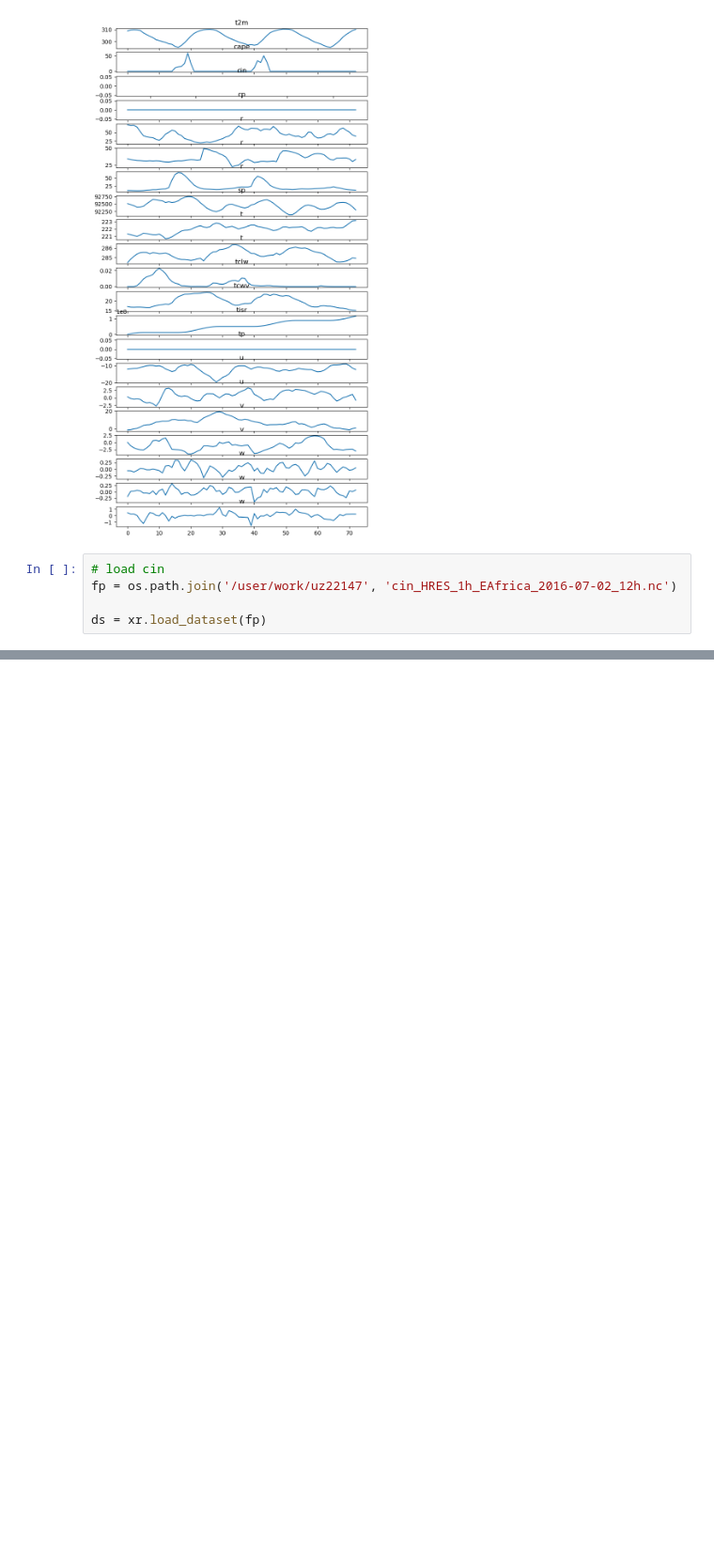
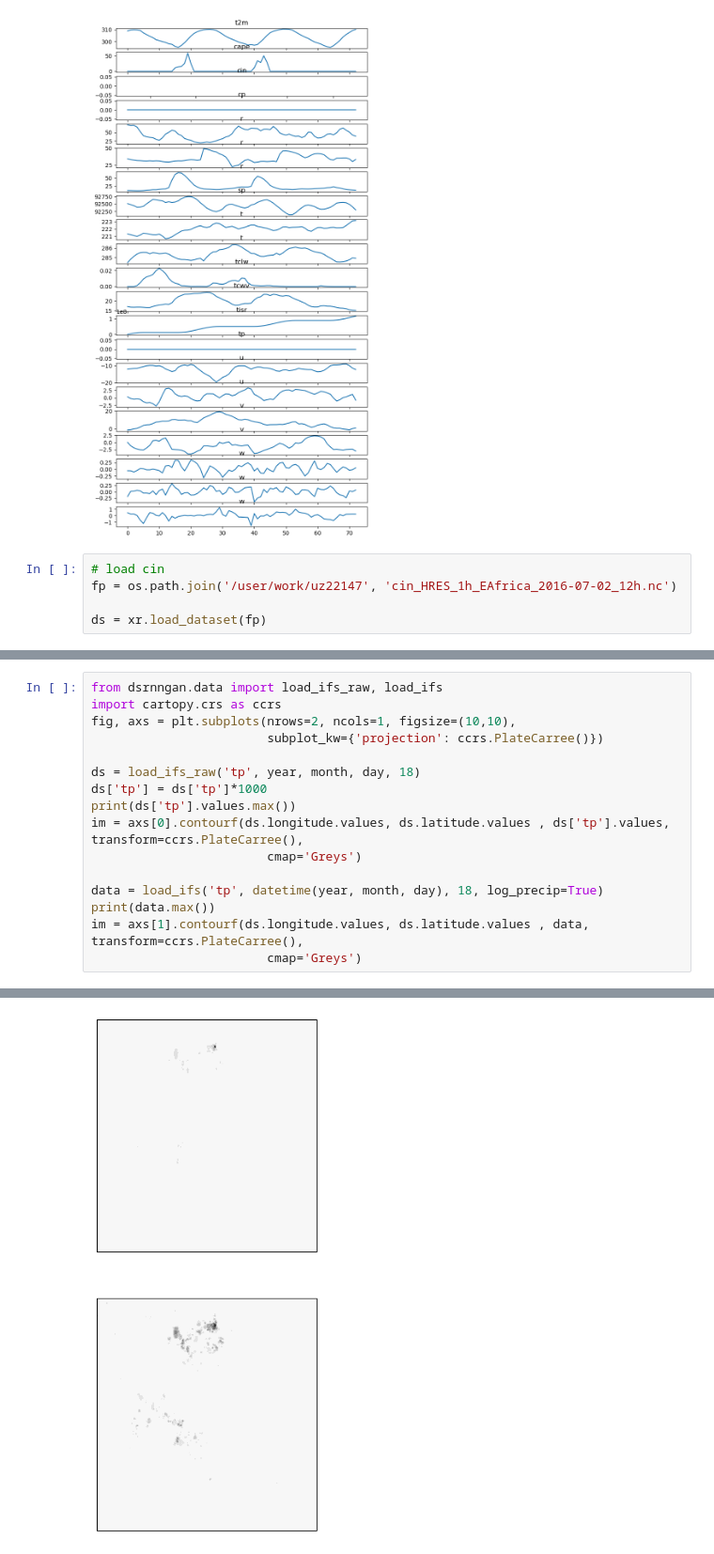
Before and after one commit to mlangguth89/downscaling-cgan, a Jupyter notebook: notebooks/investigate_ifs_data.ipynb, the cells around one changed output, grey strips where cells are left out. Shown: that part at 94% size. Drawn from its saved outputs; the diff is of its cells as text; blank space fills up the shorter version.

```diff
--- a/notebooks/investigate_ifs_data.ipynb
+++ b/notebooks/investigate_ifs_data.ipynb
@@ -125,0 +114,17 @@ nan_fraction_dict
+# %%
+from dsrnngan.data import load_ifs_raw, load_ifs
+import cartopy.crs as ccrs
+fig, axs = plt.subplots(nrows=2, ncols=1, figsize=(10,10),
+                        subplot_kw={'projection': ccrs.PlateCarree()})
+
+ds = load_ifs_raw('tp', year, month, day, 18)
+ds['tp'] = ds['tp']*1000
+print(ds['tp'].values.max())
+im = axs[0].contourf(ds.longitude.values, ds.latitude.values , ds['tp'].values, transform=ccrs.PlateCarree(),
+                        cmap='Greys')
+
+data = load_ifs('tp', datetime(year, month, day), 18, log_precip=True)
+print(data.max())
+im = axs[1].contourf(ds.longitude.values, ds.latitude.values , data, transform=ccrs.PlateCarree(),
+                        cmap='Greys')
+# %% [output]
@@ -125,0 +139 @@ nan_fraction_dict
+[figure, added]
```
Also changed, not shown: parts of 8 cells of this notebook, 8 other files.
